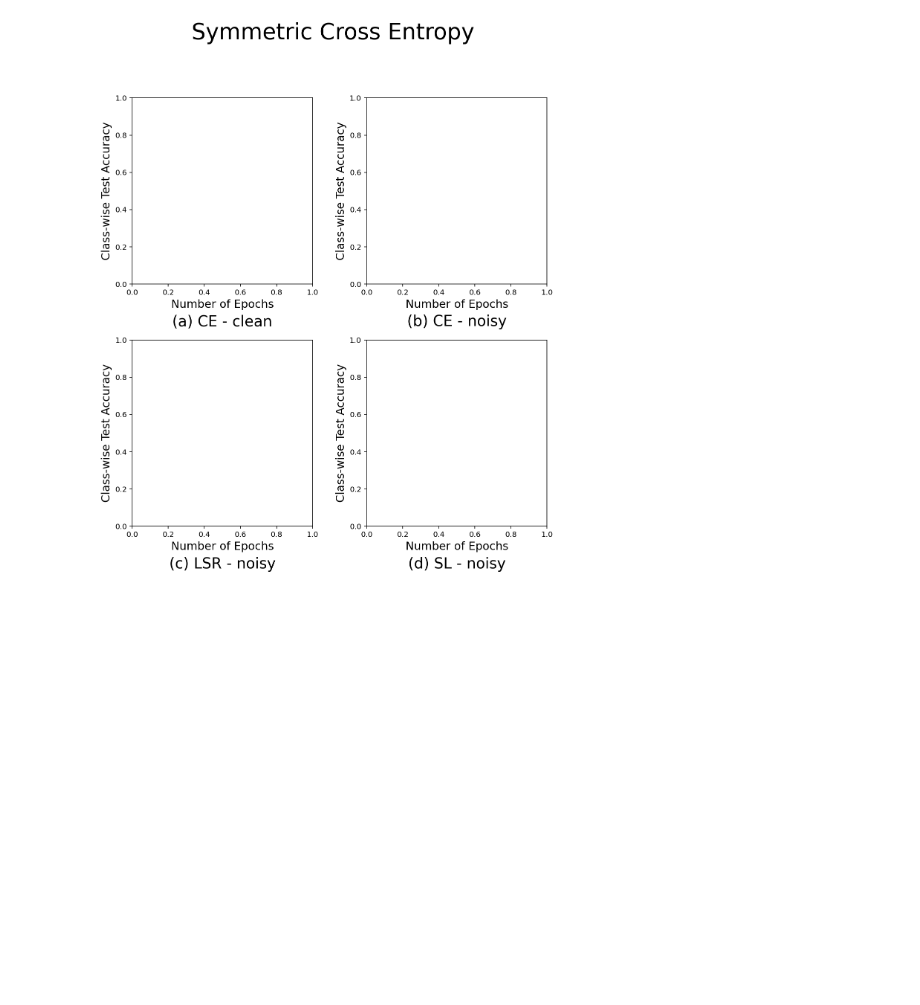
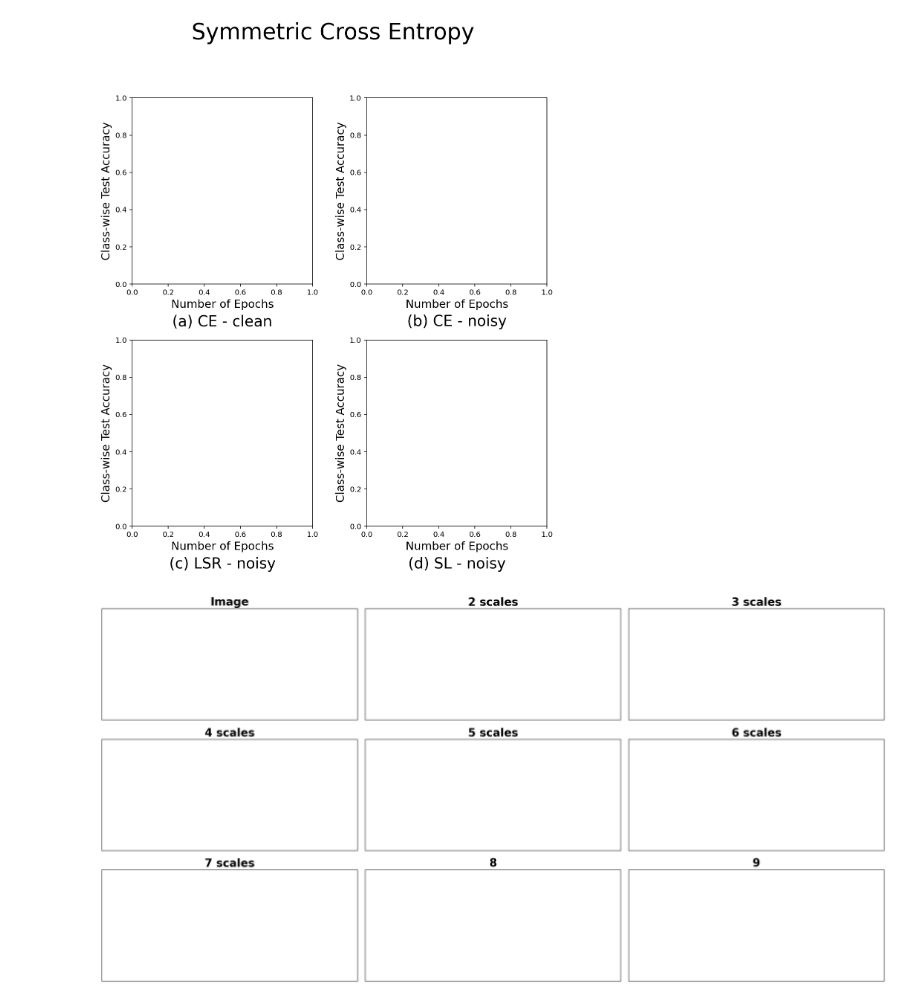
Before and after one commit to bluefruit0215/matplotlib_study, a Jupyter notebook: 1-3 실습.ipynb, the cells around one changed output. Saved outputs shown, nothing was run; the diff lists cells and outputs as text; code cells hidden in the pictures; blank space fills up the shorter version.

```diff
--- a/1-3 실습.ipynb
+++ b/1-3 실습.ipynb
@@ -40,3 +40,21 @@ for ax_idx, ax in enumerate(axes.flat):
 fig.subplots_adjust(top=title_bottom, bottom=0.1, hspace=0.3, wspace=0.3)
 # %% [output]
 [figure]
+# %%
+import matplotlib.pyplot as plt
+
+title_list = ['Image', '2 scales', '3 scales', '4 scales', '5 scales', '6 scales', '7 scales', '8', '9']
+
+title_font_dict = {'fontsize' : 20, 'fontweight' : 'bold'} # fontweight : normal
+
+fig, axes = plt.subplots(3, 3, figsize=(20, 10))
+
+for ax_idx, ax in enumerate(axes.flat):
+    ax.set_title(title_list[ax_idx], fontdict=title_font_dict)
+
+    ax.get_xaxis().set_visible(False)
+    ax.get_yaxis().set_visible(False)
+
+fig.tight_layout()
+# %% [output]
+[figure, added]
```
Also changed, not shown: parts of 1 cell of this notebook.
